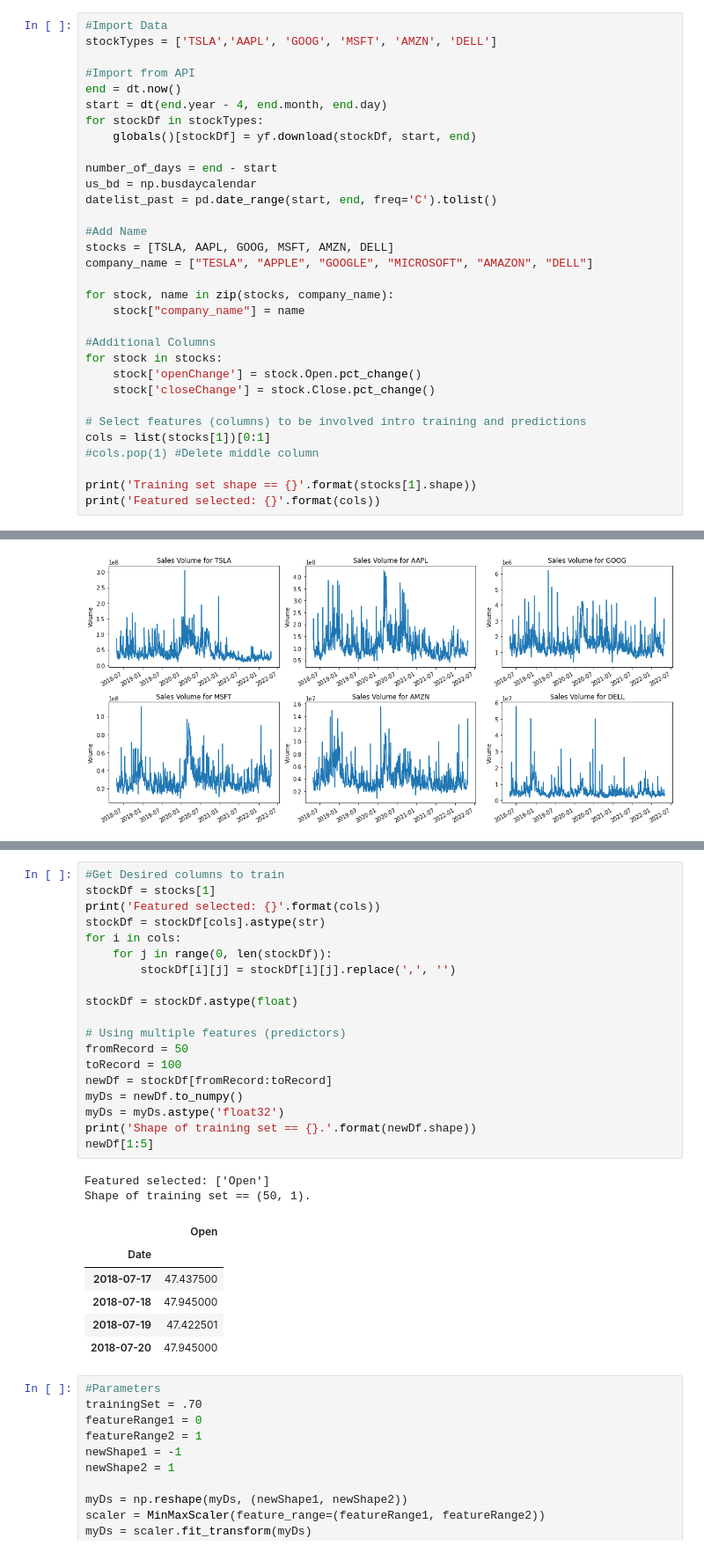
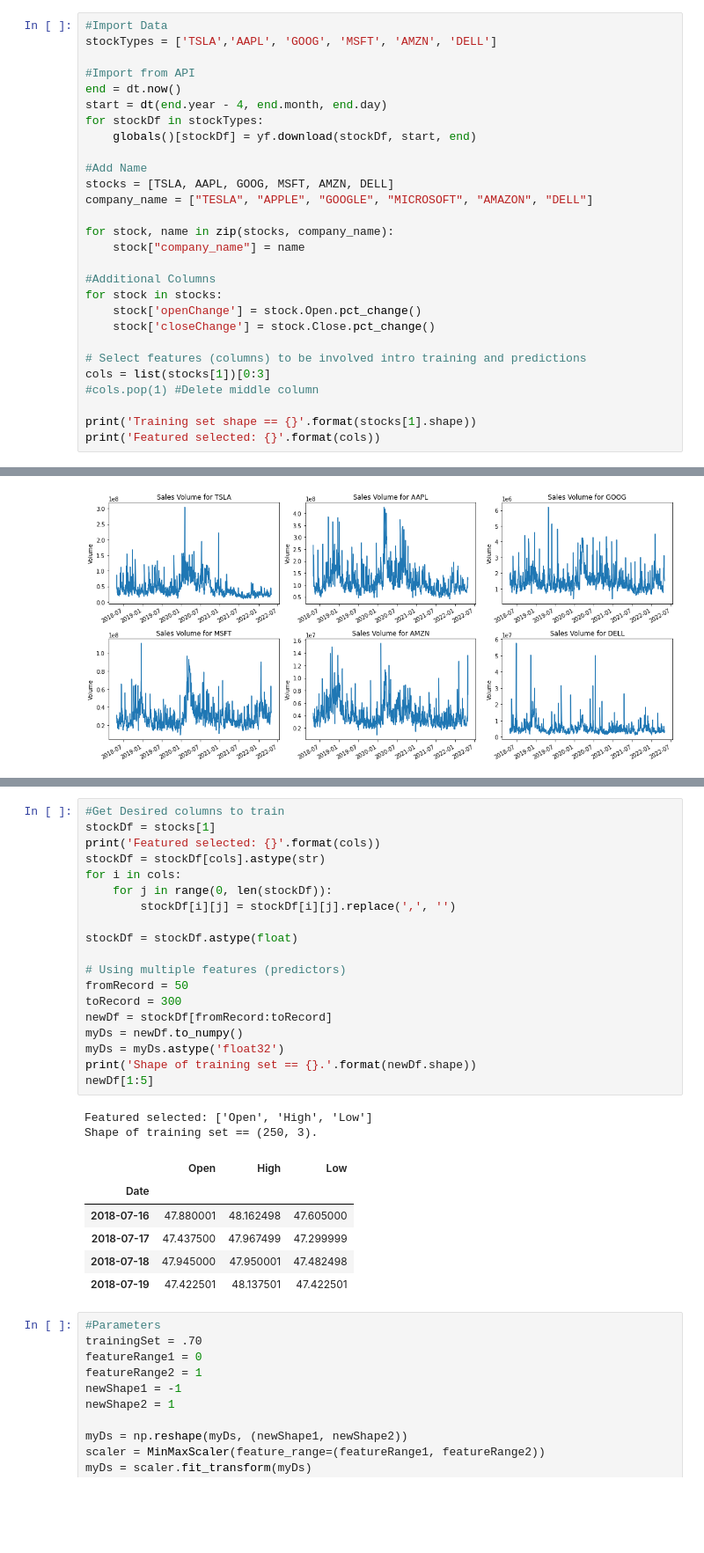
Before and after one commit to jeniferwerthman/AdvAILSTM, a Jupyter notebook: Copy_of_LSTMStock_Take2.ipynb, the cells around one changed output, grey strips where cells are left out. Shown at 88% size. Drawn from its saved outputs; the diff is of its cells as text; blank space fills up the shorter version.

```diff
--- a/Copy_of_LSTMStock_Take2.ipynb
+++ b/Copy_of_LSTMStock_Take2.ipynb
@@ -35,10 +39,6 @@ end = dt.now()
 start = dt(end.year - 4, end.month, end.day)
 for stockDf in stockTypes:
     globals()[stockDf] = yf.download(stockDf, start, end)
-
-number_of_days = end - start
-us_bd = np.busdaycalendar
-datelist_past = pd.date_range(start, end, freq='C').tolist()
 
 #Add Name
 stocks = [TSLA, AAPL, GOOG, MSFT, AMZN, DELL]
@@ -53,7 +53,7 @@ for stock in stocks:
     stock['closeChange'] = stock.Close.pct_change()
 
 # Select features (columns) to be involved intro training and predictions
-cols = list(stocks[1])[0:1]
+cols = list(stocks[1])[0:3]
 #cols.pop(1) #Delete middle column
 
 print('Training set shape == {}'.format(stocks[1].shape))
@@ -162,31 +154,31 @@ DELL.head(10)
 # %%
 #Get Desired columns to train
 stockDf = stocks[1]
 print('Featured selected: {}'.format(cols))
 stockDf = stockDf[cols].astype(str)
 for i in cols:
     for j in range(0, len(stockDf)):
         stockDf[i][j] = stockDf[i][j].replace(',', '')
 
 stockDf = stockDf.astype(float)
 
 # Using multiple features (predictors)
 fromRecord = 50
-toRecord = 100
+toRecord = 300
 newDf = stockDf[fromRecord:toRecord]
 myDs = newDf.to_numpy()
 myDs = myDs.astype('float32')
 print('Shape of training set == {}.'.format(newDf.shape))
 newDf[1:5]
 # %% [output]
-Featured selected: ['Open']
-Shape of training set == (50, 1).
+Featured selected: ['Open', 'High', 'Low']
+Shape of training set == (250, 3).
-|  | Open |
-| Date |  |
-| 2018-07-17 | 47.437500 |
-| 2018-07-18 | 47.945000 |
-| 2018-07-19 | 47.422501 |
-| 2018-07-20 | 47.945000 |
+|  | Open | High | Low |
+| Date |  |  |  |
+| 2018-07-16 | 47.880001 | 48.162498 | 47.605000 |
+| 2018-07-17 | 47.437500 | 47.967499 | 47.299999 |
+| 2018-07-18 | 47.945000 | 47.950001 | 47.482498 |
+| 2018-07-19 | 47.422501 | 48.137501 | 47.422501 |
 # %%
 #Parameters
 trainingSet = .70
```
Also changed, not shown: parts of 18 cells of this notebook.
